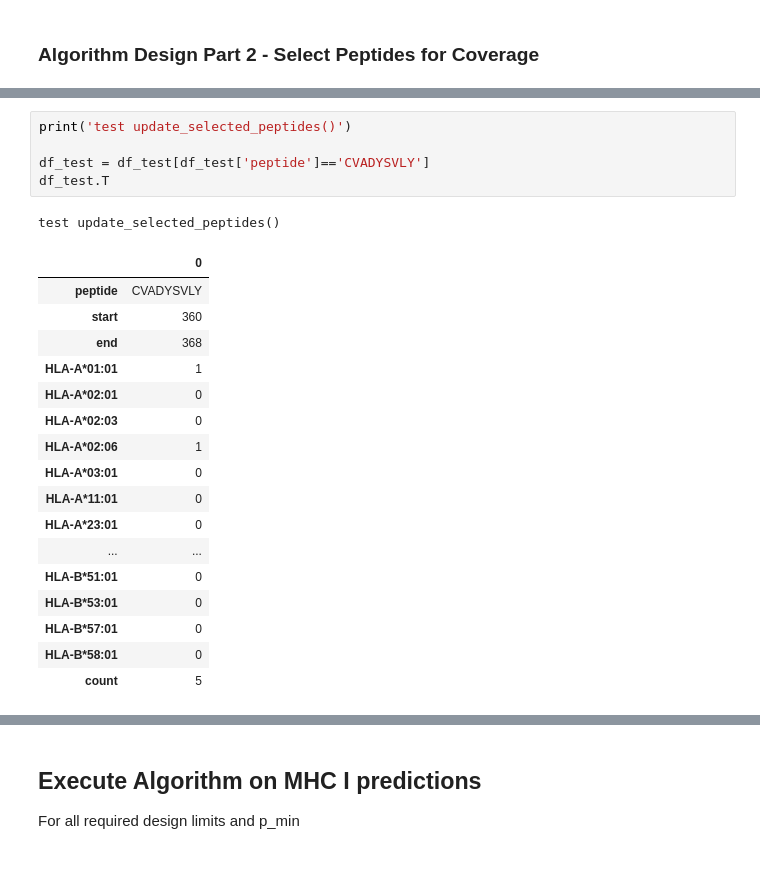
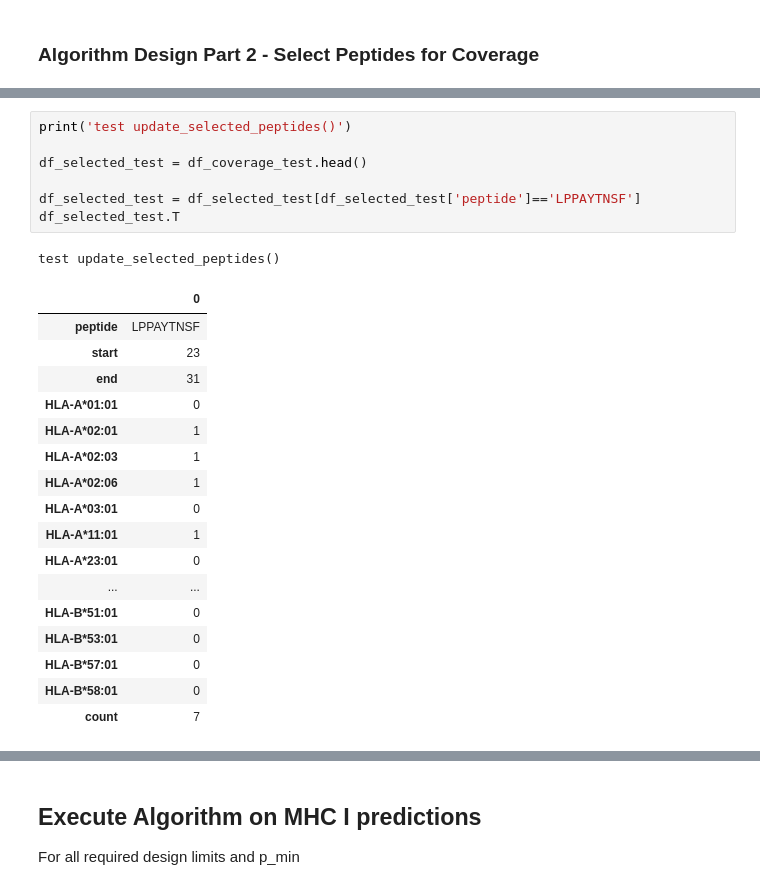
Before and after one commit to ryanquinnnelson/CMU-02718-HW5, a Jupyter notebook: 02_518_02_718_HW_5_ryann.ipynb, the cells around one changed output, grey strips where cells are left out. Saved outputs shown, nothing was run; the diff lists cells and outputs as text.

```diff
--- a/02_518_02_718_HW_5_ryann.ipynb
+++ b/02_518_02_718_HW_5_ryann.ipynb
@@ -1253,26 +1286,28 @@ def find_first_peptide_cover(df_available,allele):
-# %%
-print('test update_selected_peptides()')
-
-df_test = df_test[df_test['peptide']=='CVADYSVLY']
-df_test.T
-# %% [output]
-test update_selected_peptides()
-|  | 0 |
-| peptide | CVADYSVLY |
-| start | 360 |
-| end | 368 |
-| HLA-A*01:01 | 1 |
-| HLA-A*02:01 | 0 |
-| HLA-A*02:03 | 0 |
-| HLA-A*02:06 | 1 |
-| HLA-A*03:01 | 0 |
-| HLA-A*11:01 | 0 |
-| HLA-A*23:01 | 0 |
-| ... | ... |
-| HLA-B*51:01 | 0 |
-| HLA-B*53:01 | 0 |
-| HLA-B*57:01 | 0 |
-| HLA-B*58:01 | 0 |
-| count | 5 |
+# %%
+print('test update_selected_peptides()')
+
+df_selected_test = df_coverage_test.head()
+
+df_selected_test = df_selected_test[df_selected_test['peptide']=='LPPAYTNSF']
+df_selected_test.T
+# %% [output]
+test update_selected_peptides()
+|  | 0 |
+| peptide | LPPAYTNSF |
+| start | 23 |
+| end | 31 |
+| HLA-A*01:01 | 0 |
+| HLA-A*02:01 | 1 |
+| HLA-A*02:03 | 1 |
+| HLA-A*02:06 | 1 |
+| HLA-A*03:01 | 0 |
+| HLA-A*11:01 | 1 |
+| HLA-A*23:01 | 0 |
+| ... | ... |
+| HLA-B*51:01 | 0 |
+| HLA-B*53:01 | 0 |
+| HLA-B*57:01 | 0 |
+| HLA-B*58:01 | 0 |
+| count | 7 |
 # %%
 # select the peptide with the highest coverage count
```
Also changed, not shown: parts of 24 cells of this notebook.
